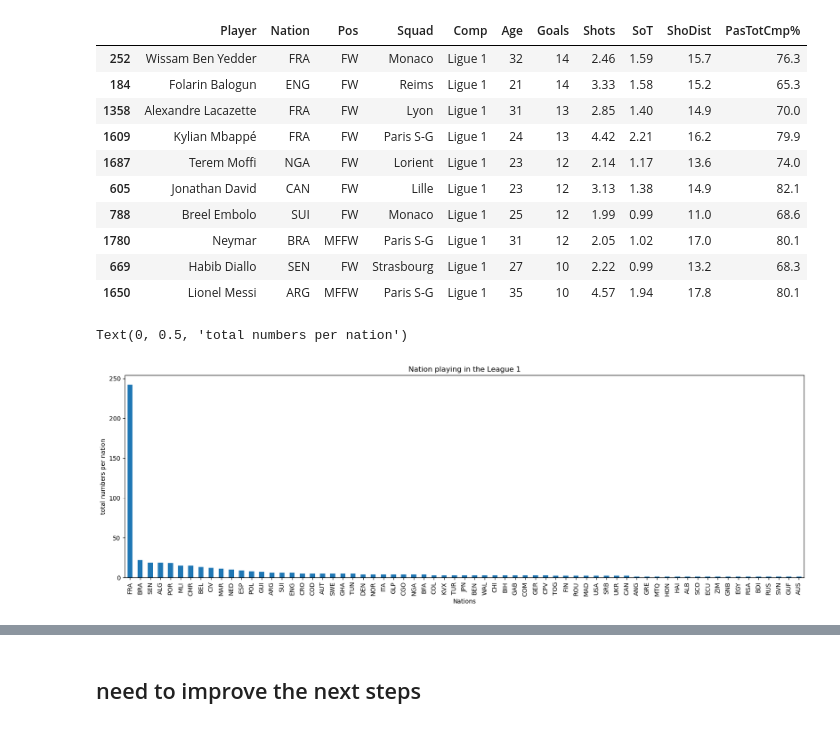
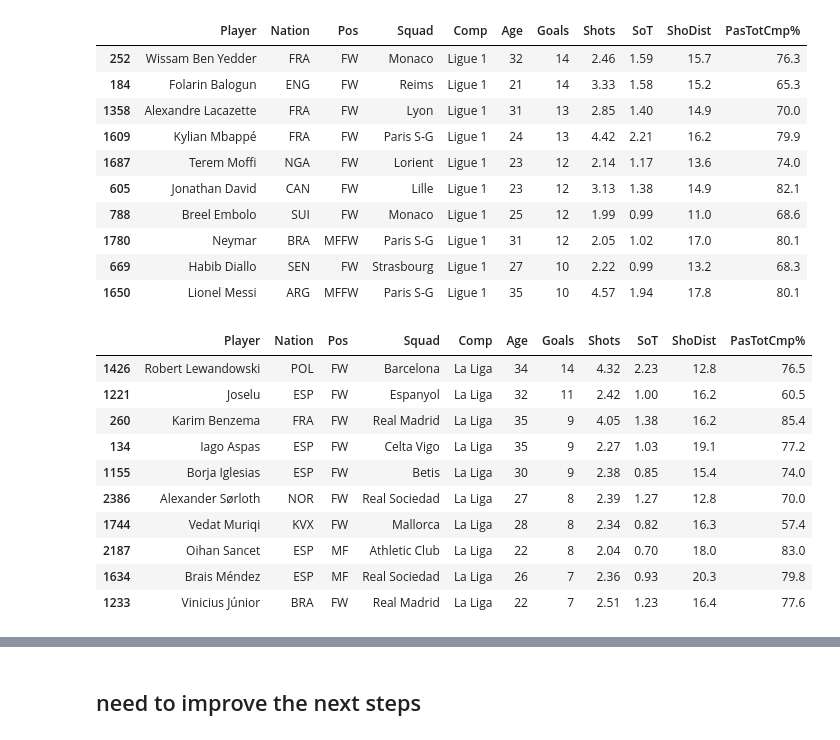
Before and after one commit to tiagoru/Football_Player_Stats, a Jupyter notebook: footbal_analysis.ipynb, the cells around one changed output, grey strips where cells are left out. Cells and saved outputs as stored; diff of their text form; code cells hidden in the pictures.

```diff
--- a/footbal_analysis.ipynb
+++ b/footbal_analysis.ipynb
@@ -67,6 +67,11 @@ L1.head()
 | 4 | 5 | Laurent Abergel | FRA | MF | Lorient | Ligue 1 | 30 | 1993 | 15 | 15 | ... | ... |
 | 6 | 7 | Matthis Abline | FRA | FWMF | Auxerre | Ligue 1 | 19 | 2003 | 5 | 2 | ... | ... |
 5 rows × 124 columns
+# %%
+LA = df.query('Comp == "La Liga"')
+SE = df.query('Comp == "Serie A"')
+PL = df.query('Comp == "Premier League"')
+BU = df.query('Comp == "Bundesliga"')
 # %%
 L1.describe()
 # %% [output]
@@ -95,13 +100,18 @@ top_scores_L1.head(10)
 | 1780 | Neymar | BRA | MFFW | Paris S-G | Ligue 1 | 31 | 12 | 2.05 | 1.02 | 17.0 | 80.1 |
 | 669 | Habib Diallo | SEN | FW | Strasbourg | Ligue 1 | 27 | 10 | 2.22 | 0.99 | 13.2 | 68.3 |
 | 1650 | Lionel Messi | ARG | MFFW | Paris S-G | Ligue 1 | 35 | 10 | 4.57 | 1.94 | 17.8 | 80.1 |
-# %%
-nations_l1 =top_scores_L1['Nation'].value_counts()
-plt.subplots(figsize=(20, 6))
-nations_l1.plot(kind='bar')
-plt.title( 'Nation playing in the League 1')
-plt.xlabel( 'Nations')
-plt.ylabel( 'total numbers per nation')
-# %% [output]
-Text(0, 0.5, 'total numbers per nation')
-[figure, removed]
+# %%
+top_scores_LA = LA.sort_values(by = 'Goals', ascending=False)[['Player','Nation','Pos','Squad','Comp','Age','Goals','Shots','SoT','ShoDist','PasTotCmp%']]
+top_scores_LA.head(10)
+# %% [output]
+|  | Player | Nation | Pos | Squad | Comp | Age | Goals | Shots | SoT | ShoDist | PasTotCmp% |
+| 1426 | Robert Lewandowski | POL | FW | Barcelona | La Liga | 34 | 14 | 4.32 | 2.23 | 12.8 | 76.5 |
+| 1221 | Joselu | ESP | FW | Espanyol | La Liga | 32 | 11 | 2.42 | 1.00 | 16.2 | 60.5 |
+| 260 | Karim Benzema | FRA | FW | Real Madrid | La Liga | 35 | 9 | 4.05 | 1.38 | 16.2 | 85.4 |
+| 134 | Iago Aspas | ESP | FW | Celta Vigo | La Liga | 35 | 9 | 2.27 | 1.03 | 19.1 | 77.2 |
+| 1155 | Borja Iglesias | ESP | FW | Betis | La Liga | 30 | 9 | 2.38 | 0.85 | 15.4 | 74.0 |
+| 2386 | Alexander Sørloth | NOR | FW | Real Sociedad | La Liga | 27 | 8 | 2.39 | 1.27 | 12.8 | 70.0 |
+| 1744 | Vedat Muriqi | KVX | FW | Mallorca | La Liga | 28 | 8 | 2.34 | 0.82 | 16.3 | 57.4 |
+| 2187 | Oihan Sancet | ESP | MF | Athletic Club | La Liga | 22 | 8 | 2.04 | 0.70 | 18.0 | 83.0 |
+| 1634 | Brais Méndez | ESP | MF | Real Sociedad | La Liga | 26 | 7 | 2.36 | 0.93 | 20.3 | 79.8 |
+| 1233 | Vinicius Júnior | BRA | FW | Real Madrid | La Liga | 22 | 7 | 2.51 | 1.23 | 16.4 | 77.6 |
```
Also changed, not shown: parts of 6 cells of this notebook.
